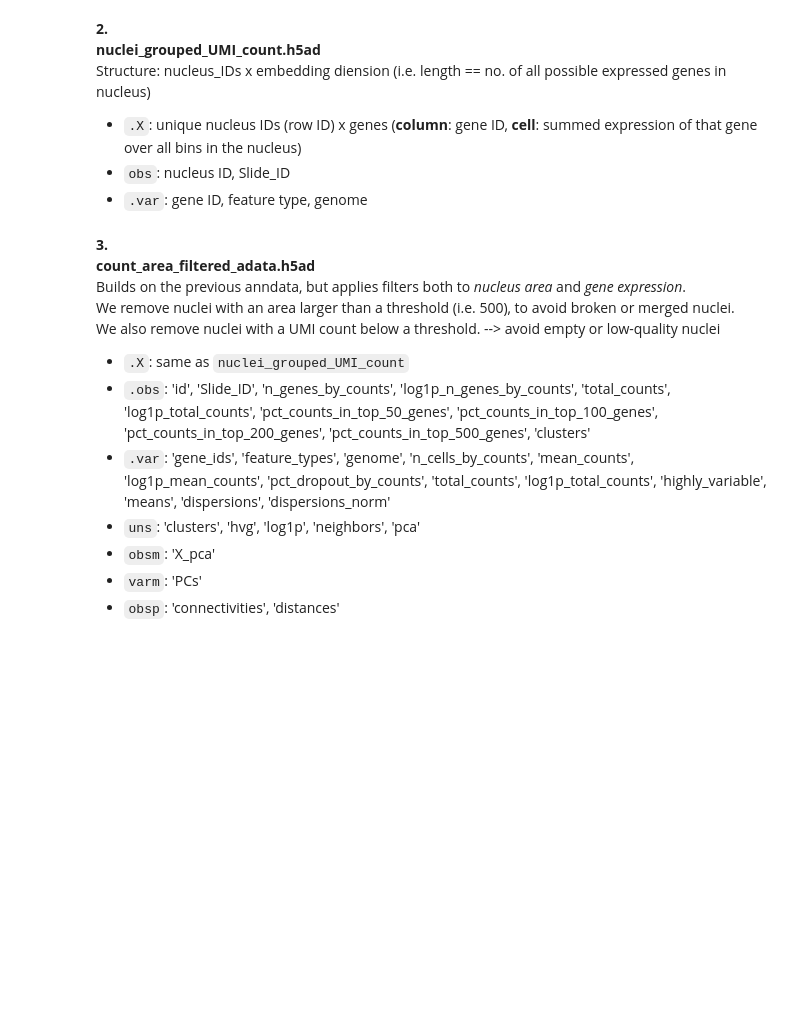
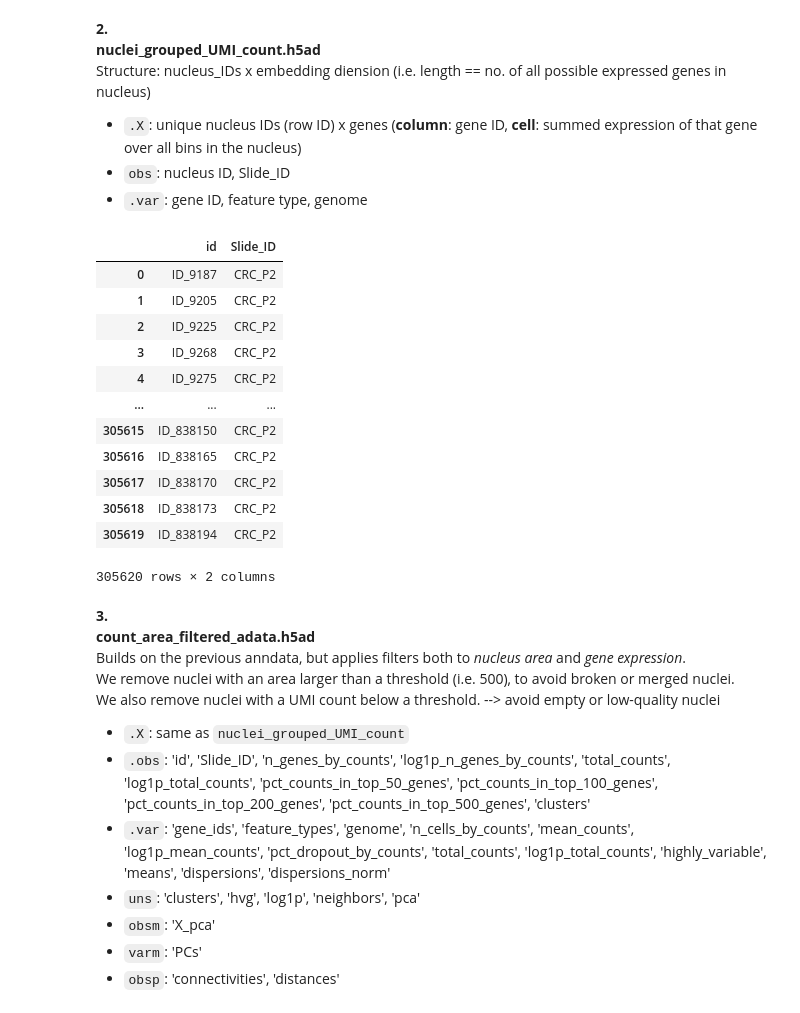
Before and after one commit to CharlieNotChaplin/Genomosaic, a Jupyter notebook: test_file_contents.ipynb, the cells around one changed output. Saved outputs shown, nothing was run; the diff lists cells and outputs as text; code cells hidden in the pictures; blank space fills up the shorter version.

```diff
--- a/test_file_contents.ipynb
+++ b/test_file_contents.ipynb
@@ -52,7 +52,21 @@ Structure: nucleus_IDs x embedding diension (i.e. length == no. of all possible
 - `.var`: gene ID, feature type, genome
 # %%
 nuclei_grouped_UMI_count = sc.read_h5ad(os.path.join(data_path, "nuclei_grouped_UMI_count.h5ad"))
-nuclei_grouped_UMI_count
+nuclei_grouped_UMI_count.obs
+# %% [output]
+|  | id | Slide_ID |
+| 0 | ID_9187 | CRC_P2 |
+| 1 | ID_9205 | CRC_P2 |
+| 2 | ID_9225 | CRC_P2 |
+| 3 | ID_9268 | CRC_P2 |
+| 4 | ID_9275 | CRC_P2 |
+| ... | ... | ... |
+| 305615 | ID_838150 | CRC_P2 |
+| 305616 | ID_838165 | CRC_P2 |
+| 305617 | ID_838170 | CRC_P2 |
+| 305618 | ID_838173 | CRC_P2 |
+| 305619 | ID_838194 | CRC_P2 |
+305620 rows × 2 columns
 # %% [markdown]
 **3.**
 **count_area_filtered_adata.h5ad**
```
Also changed, not shown: parts of 6 cells of this notebook.
